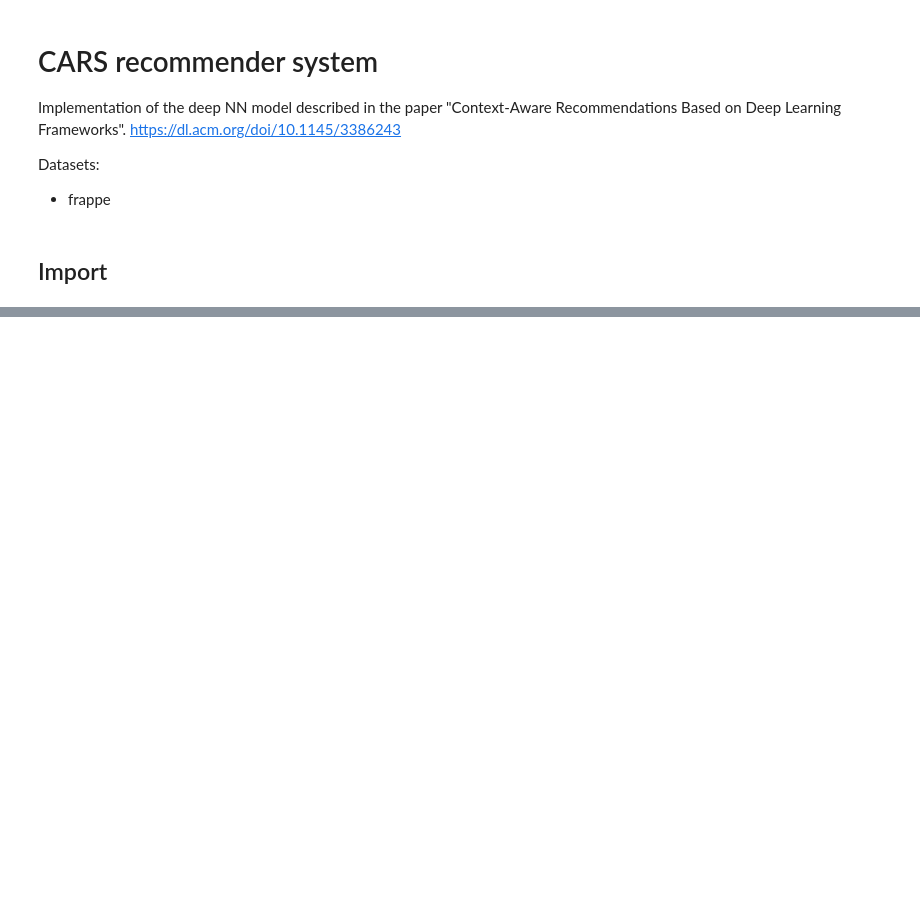
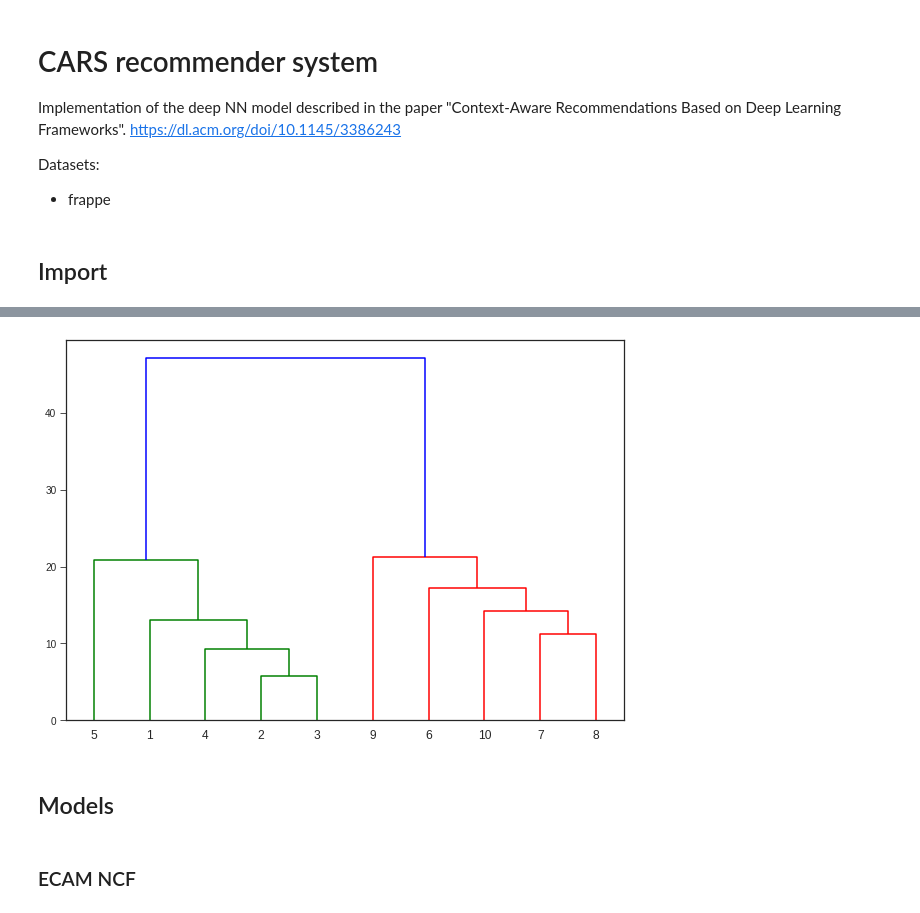
Before and after one commit to CriptHunter/tesi, a Jupyter notebook: CARS_DL/CARS_DL.ipynb, the cells around one changed output, grey strips where cells are left out. Cells and saved outputs as stored; diff of their text form; code cells hidden in the pictures; blank space fills up the shorter version.

```diff
--- a/CARS_DL/CARS_DL.ipynb
+++ b/CARS_DL/CARS_DL.ipynb
@@ -258,0 +361,19 @@ f'RMSE = {rmse}    MAE = {mae}    MSE = {mse}'
+# %%
+from scipy.cluster.hierarchy import dendrogram, linkage
+from matplotlib import pyplot as plt
+
+linked = linkage(X, 'single')
+
+labelList = range(1, 11)
+
+plt.figure(figsize=(10, 7))
+dendrogram(linked,
+            orientation='top',
+            labels=labelList,
+            distance_sort='descending',
+            show_leaf_counts=True)
+plt.show()
+# %% [output]
+[figure, added]
+# %% [markdown]
+## Models
@@ -258,0 +383,2 @@ f'RMSE = {rmse}    MAE = {mae}    MSE = {mse}'
+# %% [markdown]
+### ECAM NCF
```
Also changed, not shown: parts of 55 cells of this notebook.
